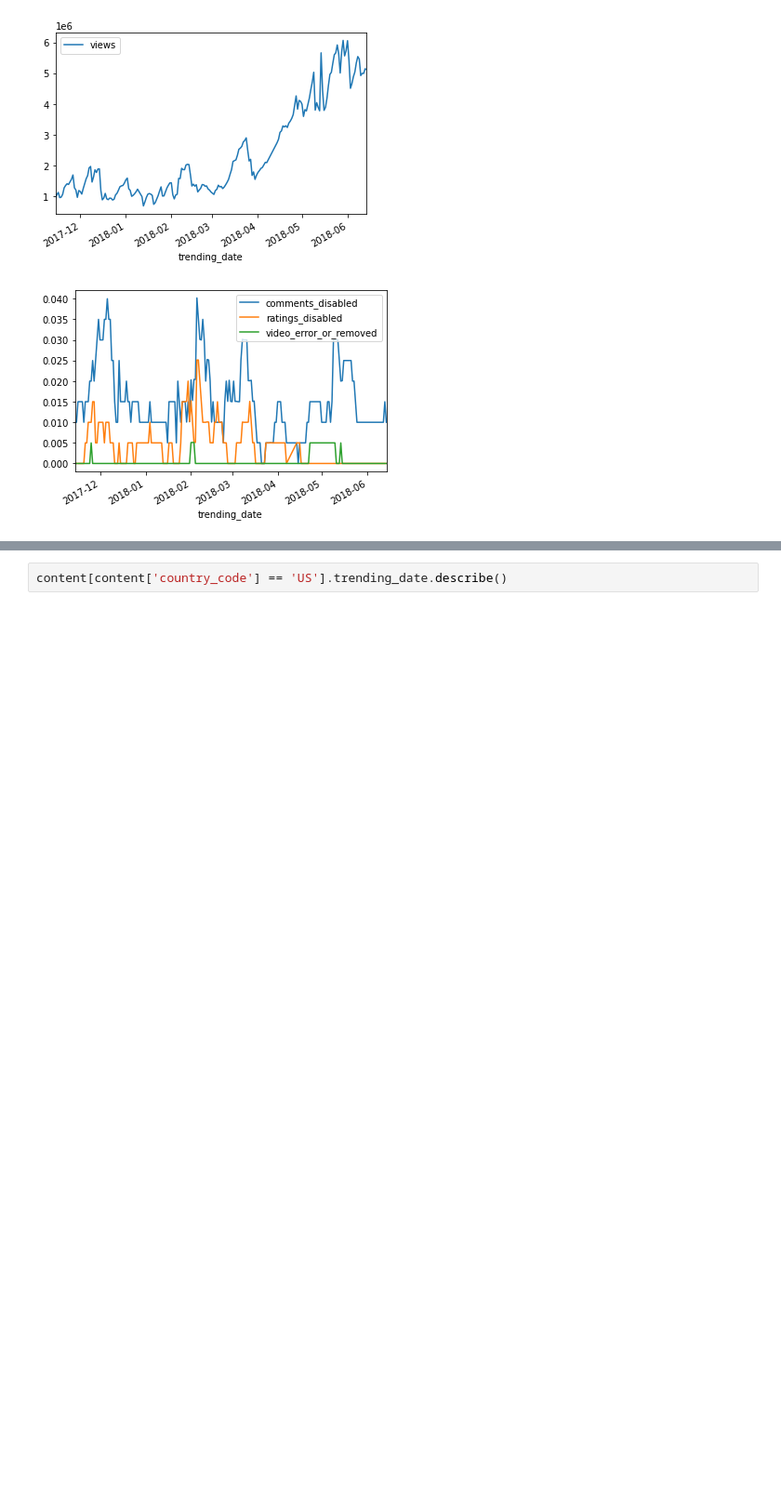
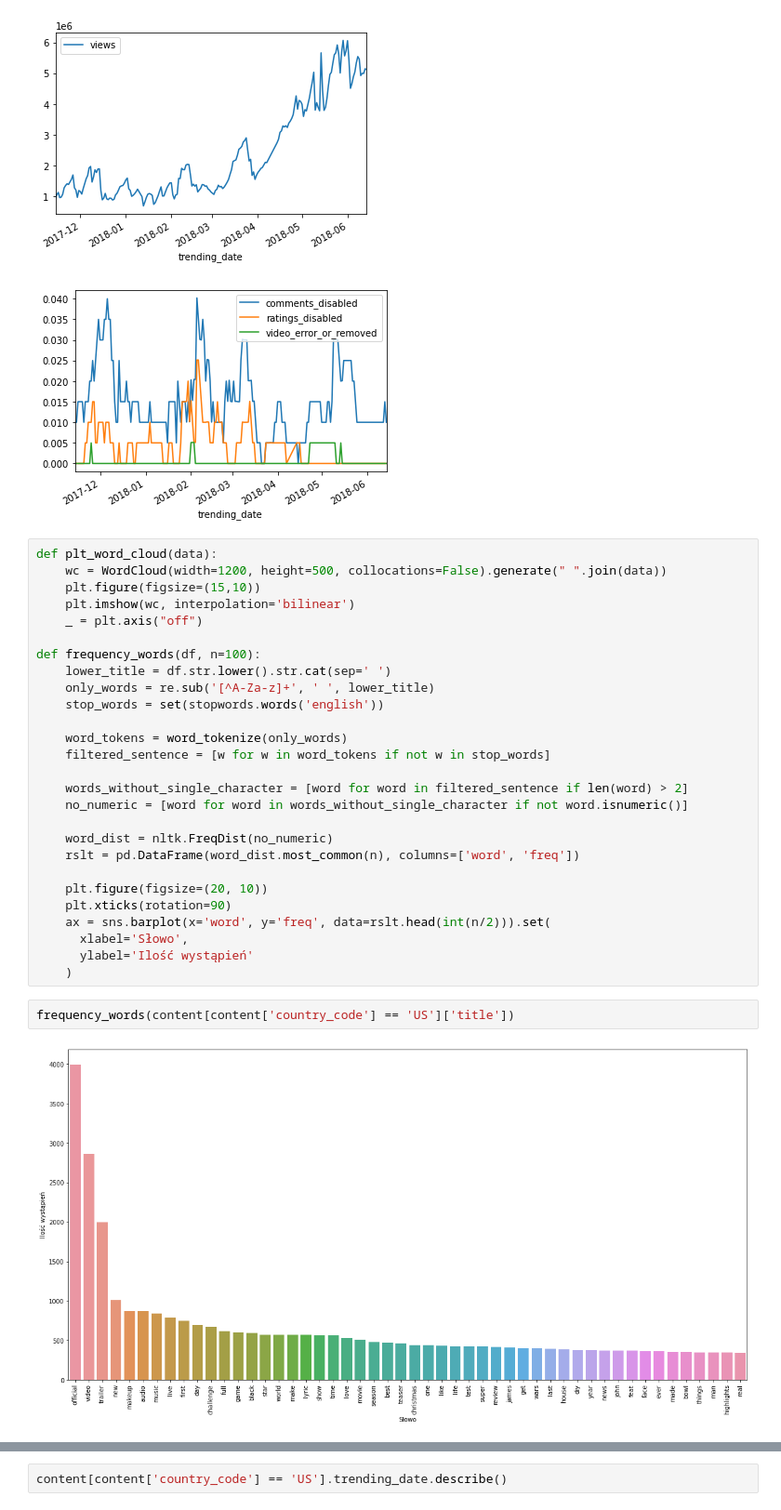
Before and after one commit to Bartosz-Gorka-Archive/youtube-trending-videos, a Jupyter notebook: youtube_trending_videos.ipynb, the cells around one changed output, grey strips where cells are left out. Shown at 93% size. Drawn from its saved outputs; the diff is of its cells as text; blank space fills up the shorter version.

Commit message:
feat: wordcloud, plot most popular title, tags

```diff
--- a/youtube_trending_videos.ipynb
+++ b/youtube_trending_videos.ipynb
@@ -328,3 +354,34 @@ _ = pivot_table[['comments_disabled','ratings_disabled','video_error_or_removed'
 [figure]
 [figure]
 [figure]
+# %%
+def plt_word_cloud(data):
+    wc = WordCloud(width=1200, height=500, collocations=False).generate(" ".join(data))
+    plt.figure(figsize=(15,10))
+    plt.imshow(wc, interpolation='bilinear')
+    _ = plt.axis("off")
+
+def frequency_words(df, n=100):
+    lower_title = df.str.lower().str.cat(sep=' ')
+    only_words = re.sub('[^A-Za-z]+', ' ', lower_title)
+    stop_words = set(stopwords.words('english'))
+
+    word_tokens = word_tokenize(only_words)
+    filtered_sentence = [w for w in word_tokens if not w in stop_words]
+
+    words_without_single_character = [word for word in filtered_sentence if len(word) > 2]
+    no_numeric = [word for word in words_without_single_character if not word.isnumeric()]
+
+    word_dist = nltk.FreqDist(no_numeric)
+    rslt = pd.DataFrame(word_dist.most_common(n), columns=['word', 'freq'])
+
+    plt.figure(figsize=(20, 10))
+    plt.xticks(rotation=90)
+    ax = sns.barplot(x='word', y='freq', data=rslt.head(int(n/2))).set(
+      xlabel='Słowo',
+      ylabel='Ilość wystąpień'
+    )
+# %%
+frequency_words(content[content['country_code'] == 'US']['title'])
+# %% [output]
+[figure, added]
```
Also changed, not shown: parts of 28 cells of this notebook.
